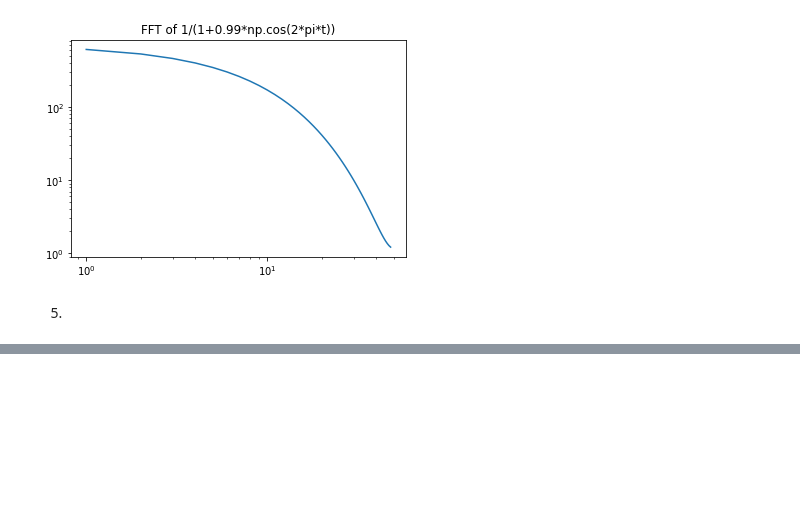
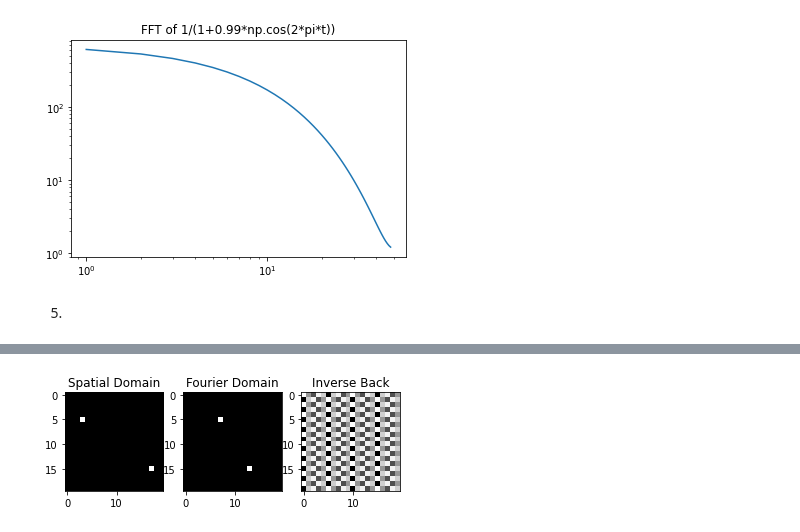
Before and after one commit to twyunting/CSC-676_Computer-Vision, a Jupyter notebook: Homeworks/hw3/homework3/code/CSC-676_HW3_YuntingChiu.ipynb, the cells around one changed output, grey strips where cells are left out. Saved outputs shown, nothing was run; the diff lists cells and outputs as text; code cells hidden in the pictures; blank space fills up the shorter version.

```diff
--- a/Homeworks/hw3/homework3/code/CSC-676_HW3_YuntingChiu.ipynb
+++ b/Homeworks/hw3/homework3/code/CSC-676_HW3_YuntingChiu.ipynb
@@ -171,0 +155,4 @@ plt.imshow(np.fft.ifft2(np.fft.ifftshift(xy)).real, cmap = "gray")
+# %%
+fourierPlot(7, -5)
+# %% [output]
+[figure, added]
```
Also changed, not shown: parts of 4 cells of this notebook, 2 other files.
